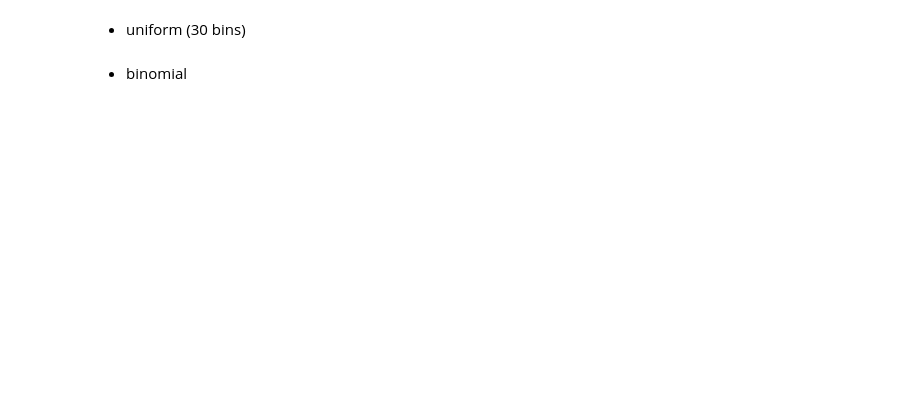
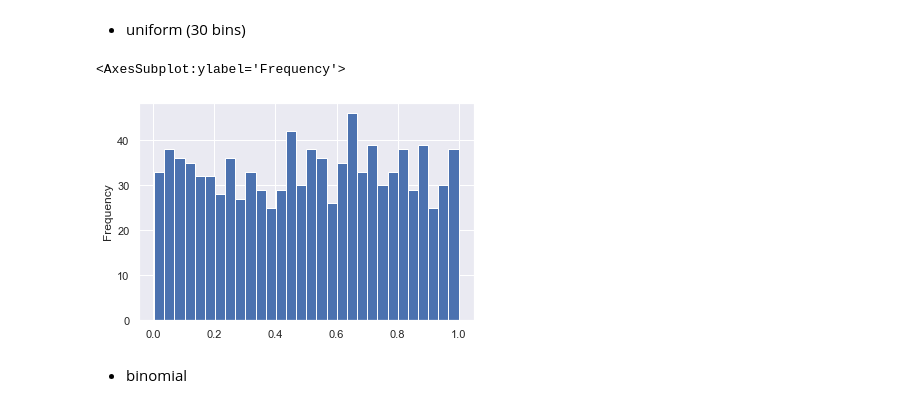
Before and after one commit to RajaeKrib/Pandas-Bootcamp, a Jupyter notebook: Pandas_111_120_Exercises.ipynb, the cells around one changed output. Drawn from its saved outputs; the diff is of its cells as text; code cells hidden in the pictures; blank space fills up the shorter version.

```diff
--- a/Pandas_111_120_Exercises.ipynb
+++ b/Pandas_111_120_Exercises.ipynb
@@ -214,2 +296,7 @@ Using the _pd.DataFrame.plot_ method, build histograms for the next three variab
+# %%
+df['uniform'].plot(kind='hist', bins=30)
+# %% [output]
+<AxesSubplot:ylabel='Frequency'>
+[figure, added]
 # %% [markdown]
 * binomial
```
Also changed, not shown: parts of 22 cells of this notebook.
